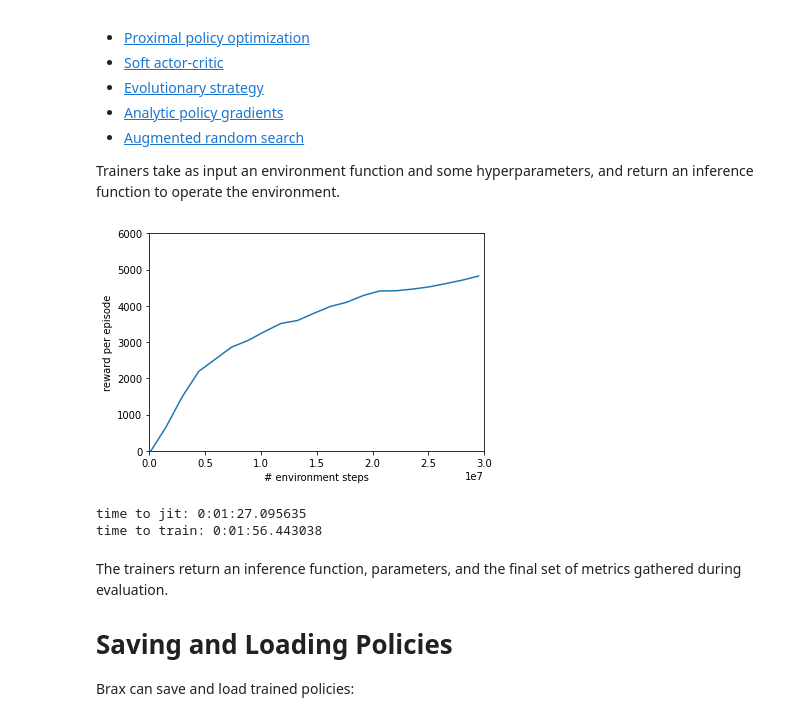
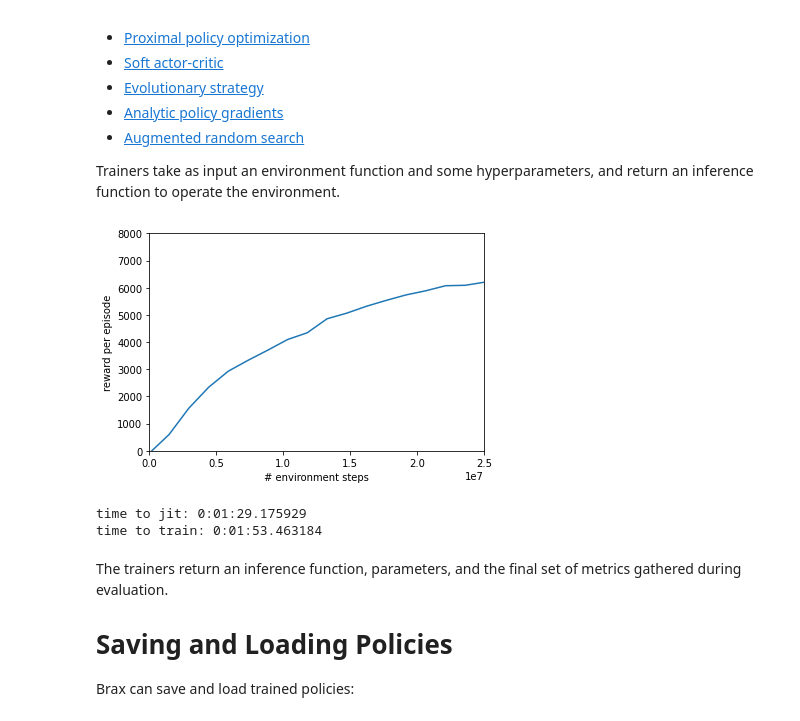
Before and after one commit to google/brax, a Jupyter notebook: notebooks/training.ipynb, the cells around one changed output. Saved outputs shown, nothing was run; the diff lists cells and outputs as text; code cells hidden in the pictures.

```diff
--- a/notebooks/training.ipynb
+++ b/notebooks/training.ipynb
@@ -41,9 +41,8 @@ First let's pick an environment to train an agent:
 #@title Preview a Brax environment { run: "auto" }
 #@markdown Select the environment to train:
 
-env_name = "ant"  # @param ['ant', 'humanoid', 'fetch', 'grasp', 'halfcheetah', 'ur5e', 'reacher', 'walker2d']
-env_fn = envs.create_fn(env_name=env_name)
-env = env_fn()
+env_name = "ant"  # @param ['ant', 'fetch', 'grasp', 'humanoid', 'halfcheetah', 'reacher', 'ur5e', 'walker2d']
+env = envs.get_environment(env_name=env_name)
 state = env.reset(rng=jp.random_prngkey(seed=0))
 
 HTML(html.render(env.sys, [state.qp]))
@@ -67,98 +66,98 @@ Trainers take as input an environment function and some hyperparameters, and ret
 # We determined some reasonable hyperparameters offline and share them here.
 train_fn = {
   'ant': functools.partial(
-      ppo.train, num_timesteps = 30000000, log_frequency = 20,
+      train, num_timesteps = 25000000, num_evals = 20,
       reward_scaling = 10, episode_length = 1000, normalize_observations = True,
       action_repeat = 1, unroll_length = 5, num_minibatches = 32,
-      num_update_epochs = 4, discounting = 0.97, learning_rate = 3e-4,
-      entropy_cost = 1e-2, num_envs = 2048, batch_size = 1024
+      num_updates_per_batch = 4, discounting = 0.97, learning_rate = 3e-4,
+      entropy_cost = 1e-2, num_envs = 2048, batch_size = 1024, seed=2
   ),
   'humanoid': functools.partial(
-      ppo.train, num_timesteps = 50000000, log_frequency = 20,
+      train, num_timesteps = 50000000, num_evals = 20,
       reward_scaling = 0.1, episode_length = 1000, normalize_observations = True,
       action_repeat = 1, unroll_length = 10, num_minibatches = 32,
-      num_update_epochs = 8, discounting = 0.97, learning_rate = 3e-4,
+      num_updates_per_batch = 8, discounting = 0.97, learning_rate = 3e-4,
       entropy_cost = 1e-3, num_envs = 2048, batch_size = 1024, seed=1
   ),
   'fetch': functools.partial(
-      ppo.train, num_timesteps = 100_000_000, log_frequency = 20,
+      train, num_timesteps = 100_000_000, num_evals = 20,
       reward_scaling = 5, episode_length = 1000, normalize_observations = True,
       action_repeat = 1, unroll_length = 20, num_minibatches = 32,
-      num_update_epochs = 4, discounting = 0.997, learning_rate = 3e-4,
+      num_updates_per_batch = 4, discounting = 0.997, learning_rate = 3e-4,
       entropy_cost = 0.001, num_envs = 2048, batch_size = 256
   ),
   'grasp': functools.partial(
-      ppo.train, num_timesteps = 600_000_000, log_frequency = 10,
+      train, num_timesteps = 600_000_000, num_evals = 10,
       reward_scaling = 10, episode_length = 1000, normalize_observations = True,
       action_repeat = 1, unroll_length = 20, num_minibatches = 32,
-      num_update_epochs = 2, discounting = 0.99, learning_rate = 3e-4,
+      num_updates_per_batch = 2, discounting = 0.99, learning_rate = 3e-4,
       entropy_cost = 0.001, num_envs = 2048, batch_size = 256
   ),
   'halfcheetah': functools.partial(
-      ppo.train, num_timesteps = 100_000_000, log_frequency = 10,
+      train, num_timesteps = 100_000_000, num_evals = 10,
       reward_scaling = 1, episode_length = 1000, normalize_observations = True,
       action_repeat = 1, unroll_length = 20, num_minibatches = 32,
-      num_update_epochs = 8, discounting = 0.95, learning_rate = 3e-4,
+      num_updates_per_batch = 8, discounting = 0.95, learning_rate = 3e-4,
       entropy_cost = 0.001, num_envs = 2048, batch_size = 512
   ),
   'ur5e': functools.partial(
-      ppo.train, num_timesteps = 20_000_000, log_frequency = 20,
+      train, num_timesteps = 20_000_000, num_evals = 20,
       reward_scaling = 10, episode_length = 1000, normalize_observations = True,
       action_repeat = 1, unroll_length = 5, num_minibatches = 32,
-      num_update_epochs = 4, discounting = 0.95, learning_rate = 2e-4,
+      num_updates_per_batch = 4, discounting = 0.95, learning_rate = 2e-4,
       entropy_cost = 1e-2, num_envs = 2048, batch_size = 1024,
       max_devices_per_host = 8
   ),
   'reacher': functools.partial(
-      ppo.train, num_timesteps = 100_000_000, log_frequency = 20,
+      train, num_timesteps = 100_000_000, num_evals = 20,
       reward_scaling = 5, episode_length = 1000, normalize_observations = True,
       action_repeat = 4, unroll_length = 50, num_minibatches = 32,
-      num_update_epochs = 8, discounting = 0.95, learning_rate = 3e-4,
+      num_updates_per_batch = 8, discounting = 0.95, learning_rate = 3e-4,
       entropy_cost = 1e-3, num_envs = 2048, batch_size = 256,
       max_devices_per_host = 8, seed = 1),
   'walker2d': functools.partial(
-      ppo.train, num_timesteps = 50_000_000, log_frequency = 10,
+      train, num_timesteps = 50_000_000, num_evals = 10,
       reward_scaling = 0.1, episode_length = 1000, normalize_observations = True,
       action_repeat = 1, unroll_length = 20, num_minibatches = 32,
-      num_update_epochs = 8, discounting = 0.97, learning_rate = 0.0003,
+      num_updates_per_batch = 8, discounting = 0.97, learning_rate = 0.0003,
       entropy_cost = 0.001, num_envs = 2048, batch_size = 256
   ),
 }[env_name]
-max_y = {'ant': 6000,
+max_y = {'ant': 8000,
          'humanoid': 12000,
          'fetch': 15,
          'grasp': 100,
          'halfcheetah': 8000,
          'ur5e': 10,
          'reacher': 5,
          'walker2d': 5000}[env_name]
 
 min_y = {'reacher': -100}.get(env_name, 0)
 
 xdata = []
 ydata = []
 times = [datetime.now()]
 
 def progress(num_steps, metrics):
   times.append(datetime.now())
   xdata.append(num_steps)
   ydata.append(metrics['eval/episode_reward'])
   clear_output(wait=True)
   plt.xlim([0, train_fn.keywords['num_timesteps']])
   plt.ylim([min_y, max_y])
   plt.xlabel('# environment steps')
   plt.ylabel('reward per episode')
   plt.plot(xdata, ydata)
   plt.show()
 
-inference_fn, params, _ = train_fn(environment_fn=env_fn, progress_fn=progress)
+make_inference_fn, params, _ = train_fn(environment=env, progress_fn=progress)
 
 print(f'time to jit: {times[1] - times[0]}')
 print(f'time to train: {times[-1] - times[1]}')
 # %% [output]
-[figure, old version]
+[figure, new version]
-time to jit: 0:01:27.095635
-time to train: 0:01:56.443038
+time to jit: 0:01:29.175929
+time to train: 0:01:53.463184
 # %% [markdown]
 The trainers return an inference function, parameters, and the final set of metrics gathered during evaluation.
 
```
Also changed, not shown: parts of 3 cells of this notebook, 1 other file.
